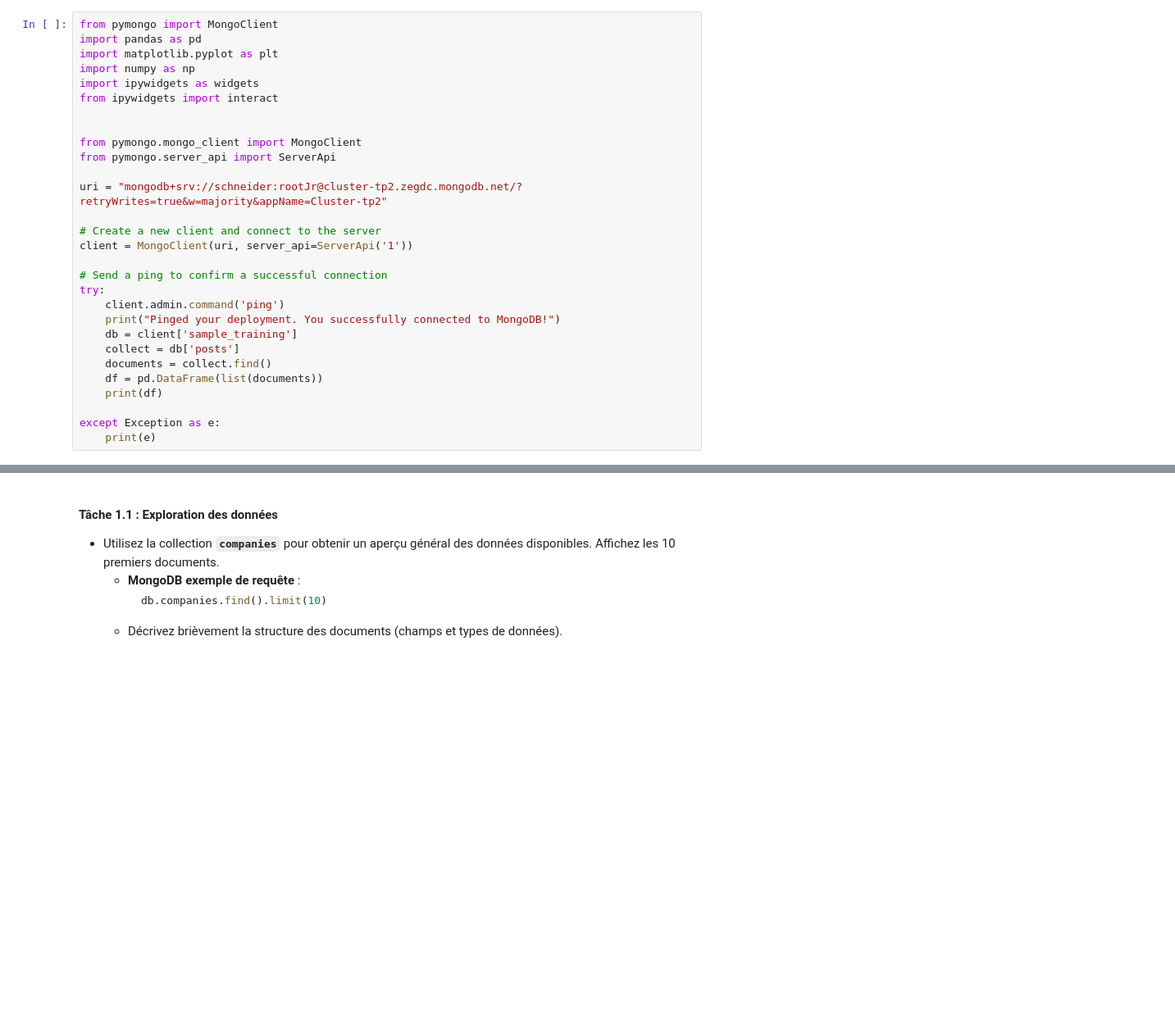
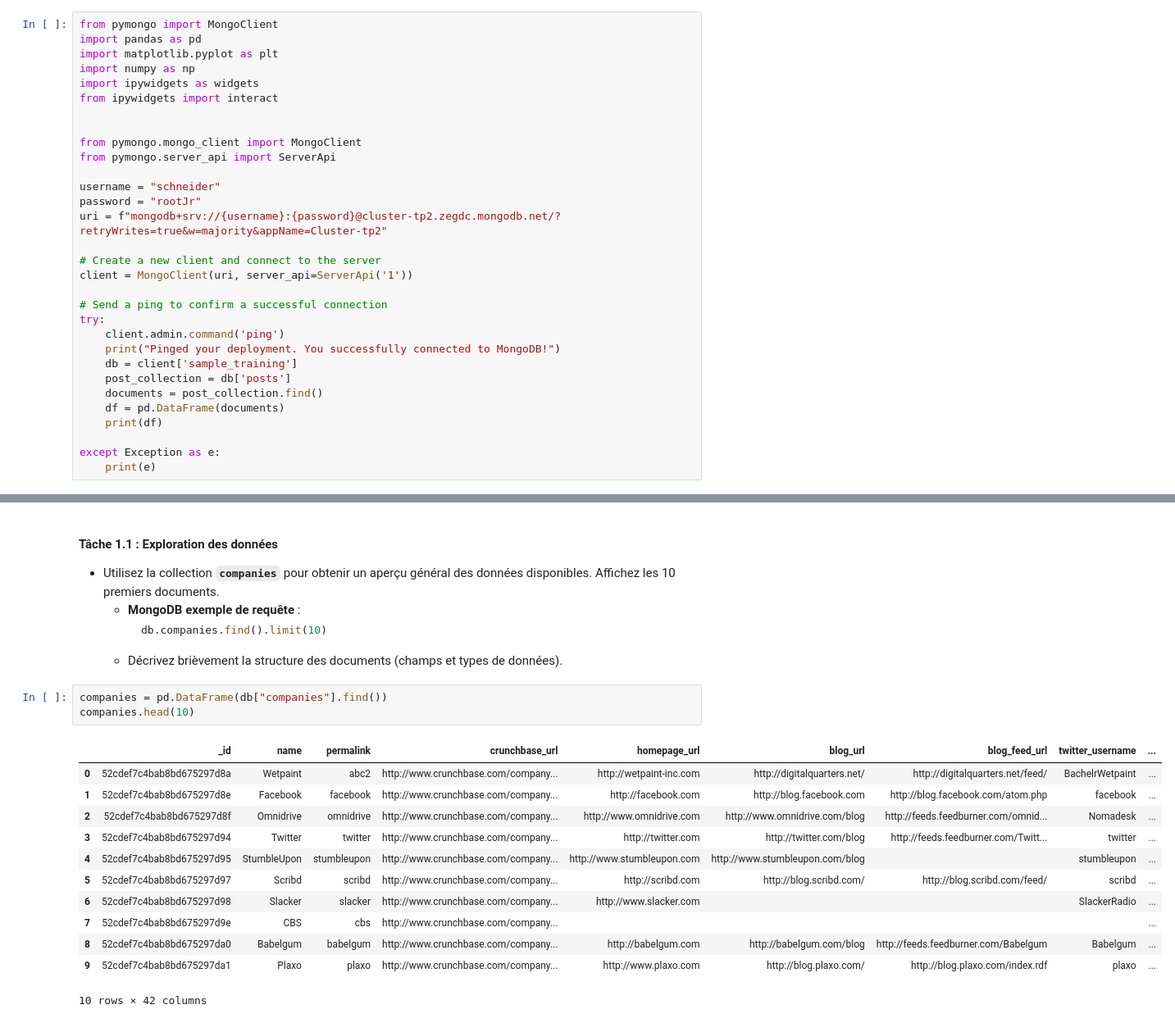
Before and after one commit to Schn777/tp2-collect-data-mongo, a Jupyter notebook: TP2_420_514.ipynb, the cells around one changed output, grey strips where cells are left out. Shown: that part at 82% size. Drawn from its saved outputs; the diff is of its cells as text; blank space fills up the shorter version.

````diff
--- a/TP2_420_514.ipynb
+++ b/TP2_420_514.ipynb
@@ -60,7 +60,9 @@ from ipywidgets import interact
 from pymongo.mongo_client import MongoClient
 from pymongo.server_api import ServerApi
 
-uri = "mongodb+srv://schneider:rootJr@cluster-tp2.zegdc.mongodb.net/?retryWrites=true&w=majority&appName=Cluster-tp2"
+username = "schneider"
+password = "rootJr"
+uri = f"mongodb+srv://{username}:{password}@cluster-tp2.zegdc.mongodb.net/?retryWrites=true&w=majority&appName=Cluster-tp2"
 
 # Create a new client and connect to the server
 client = MongoClient(uri, server_api=ServerApi('1'))
@@ -70,9 +72,9 @@ try:
     client.admin.command('ping')
     print("Pinged your deployment. You successfully connected to MongoDB!")
     db = client['sample_training']
-    collect = db['posts']
-    documents = collect.find()
-    df = pd.DataFrame(list(documents))
+    post_collection = db['posts']
+    documents = post_collection.find()
+    df = pd.DataFrame(documents)
     print(df)
 
 except Exception as e:
@@ -104,6 +106,22 @@ Pinged your deployment. You successfully connected to MongoDB!
     db.companies.find().limit(10)
     ```
   - Décrivez brièvement la structure des documents (champs et types de données).
+# %%
+companies = pd.DataFrame(db["companies"].find())
+companies.head(10)
+# %% [output]
+|  | _id | name | permalink | crunchbase_url | homepage_url | blog_url | blog_feed_url | twitter_username | ... |
+| 0 | 52cdef7c4bab8bd675297d8a | Wetpaint | abc2 | http://www.crunchbase.com/company... | http://wetpaint-inc.com | http://digitalquarters.net/ | http://digitalquarters.net/feed/ | BachelrWetpaint | ... |
+| 1 | 52cdef7c4bab8bd675297d8e | Facebook | facebook | http://www.crunchbase.com/company... | http://facebook.com | http://blog.facebook.com | http://blog.facebook.com/atom.php | facebook | ... |
+| 2 | 52cdef7c4bab8bd675297d8f | Omnidrive | omnidrive | http://www.crunchbase.com/company... | http://www.omnidrive.com | http://www.omnidrive.com/blog | http://feeds.feedburner.com/omnid... | Nomadesk | ... |
+| 3 | 52cdef7c4bab8bd675297d94 | Twitter | twitter | http://www.crunchbase.com/company... | http://twitter.com | http://twitter.com/blog | http://feeds.feedburner.com/Twitt... | twitter | ... |
+| 4 | 52cdef7c4bab8bd675297d95 | StumbleUpon | stumbleupon | http://www.crunchbase.com/company... | http://www.stumbleupon.com | http://www.stumbleupon.com/blog |  | stumbleupon | ... |
+| 5 | 52cdef7c4bab8bd675297d97 | Scribd | scribd | http://www.crunchbase.com/company... | http://scribd.com | http://blog.scribd.com/ | http://blog.scribd.com/feed/ | scribd | ... |
+| 6 | 52cdef7c4bab8bd675297d98 | Slacker | slacker | http://www.crunchbase.com/company... | http://www.slacker.com |  |  | SlackerRadio | ... |
+| 7 | 52cdef7c4bab8bd675297d9e | CBS | cbs | http://www.crunchbase.com/company... |  |  |  |  | ... |
+| 8 | 52cdef7c4bab8bd675297da0 | Babelgum | babelgum | http://www.crunchbase.com/company... | http://babelgum.com | http://babelgum.com/blog | http://feeds.feedburner.com/Babelgum | Babelgum | ... |
+| 9 | 52cdef7c4bab8bd675297da1 | Plaxo | plaxo | http://www.crunchbase.com/company... | http://www.plaxo.com | http://blog.plaxo.com/ | http://blog.plaxo.com/index.rdf | plaxo | ... |
+10 rows × 42 columns
 # %% [markdown]
 
 #### Tâche 1.2 : Extraction par secteur d'activité
````
Also changed, not shown: parts of 3 cells of this notebook.
